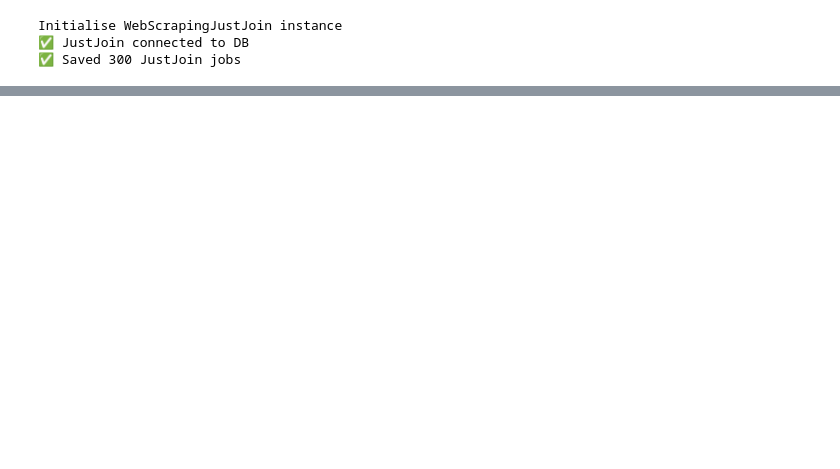
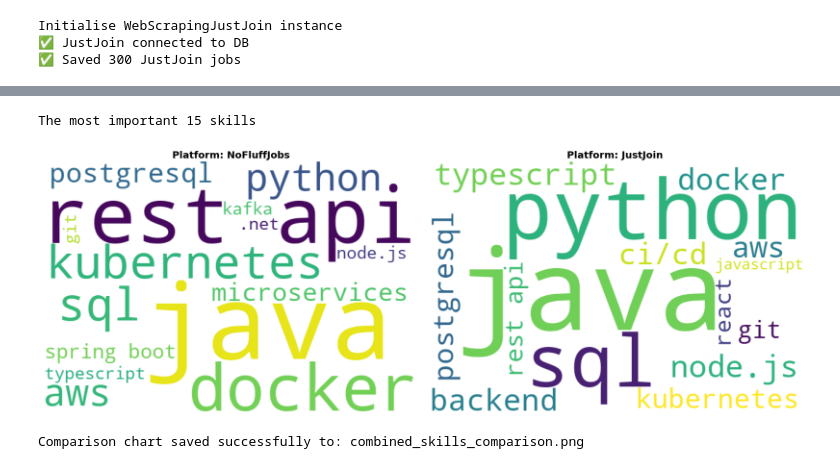
Before and after one commit to Joe-Fisher3356/BigDataFinal, a Jupyter notebook: main.ipynb, the cells around one changed output, grey strips where cells are left out. Saved outputs shown, nothing was run; the diff lists cells and outputs as text; code cells hidden in the pictures; blank space fills up the shorter version.

```diff
--- a/main.ipynb
+++ b/main.ipynb
@@ -4,9 +1,4 @@
 # %%
-# ============================================================
-# CELL #1: Setup & Import Dependencies
-# Description: Install required packages and import libraries
-# ============================================================
-
 # %pip install selenium
 # %pip install pymongo
 # %pip install numpy
@@ -18,22 +10,6 @@
 # %pip install wordcloud
 # %pip install scikit-learn
 # %pip install seaborn
-from selenium import webdriver
-from selenium.webdriver.common.by import By
-from selenium.webdriver.support.ui import WebDriverWait
-from selenium.webdriver.support import expected_conditions as EC
-from pymongo import MongoClient
-from datetime import datetime
-from enum import Enum
-import time
-import re
-import os
-import requests
-from bs4 import BeautifulSoup
-from dotenv import load_dotenv
-from wordcloud import WordCloud
-from collections import Counter
-
-class CollectionEnum(Enum):
-    JUST_JOIN = "JustJoin"
-    NO_FLUFF_JOBS = "NoFluffJobs"
+# make sure kernel will reload .py every time .
+%load_ext autoreload
+%autoreload 2
@@ -1403,0 +231,17 @@ R²: 0.02
+# %%
+# ============================================================
+# CELL #16: Visualize job data with Word Cloud by platform
+# fetch job market data from MongoDB, extract required technical skills,
+# and generate comparative word cloud visualizations to highlight key industry demands across different platforms.
+# ============================================================
+
+
+from JobDataCloudImageGenerator import JobDataCloudImageGenerator
+from constant import CollectionEnum
+
+visualizer = JobDataCloudImageGenerator()
+visualizer.compare_platforms([CollectionEnum.NO_FLUFF_JOBS, CollectionEnum.JUST_JOIN])
+# %% [output]
+The most important 15 skills
+[figure, added]
+Comparison chart saved successfully to: combined_skills_comparison.png
```
Also changed, not shown: parts of 25 cells of this notebook, 8 other files.
